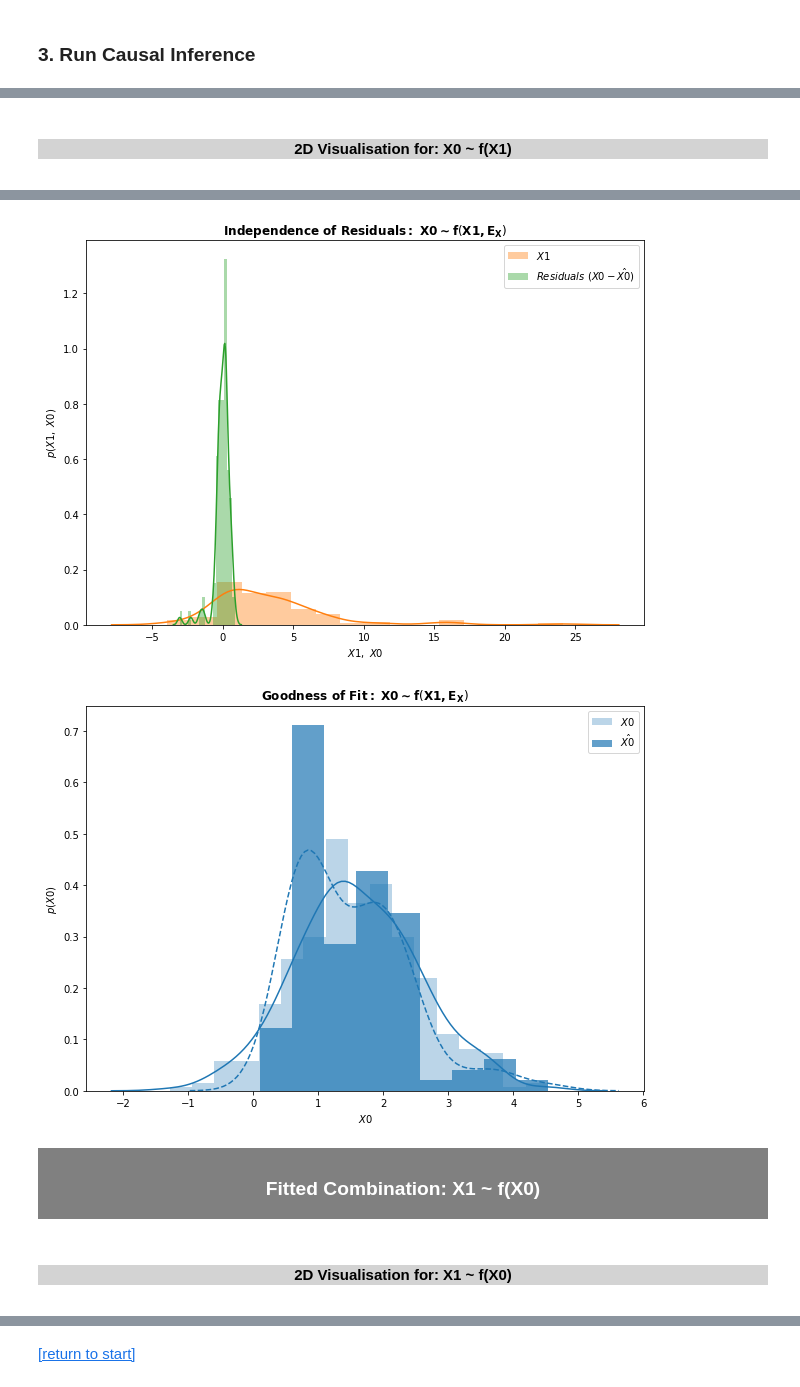
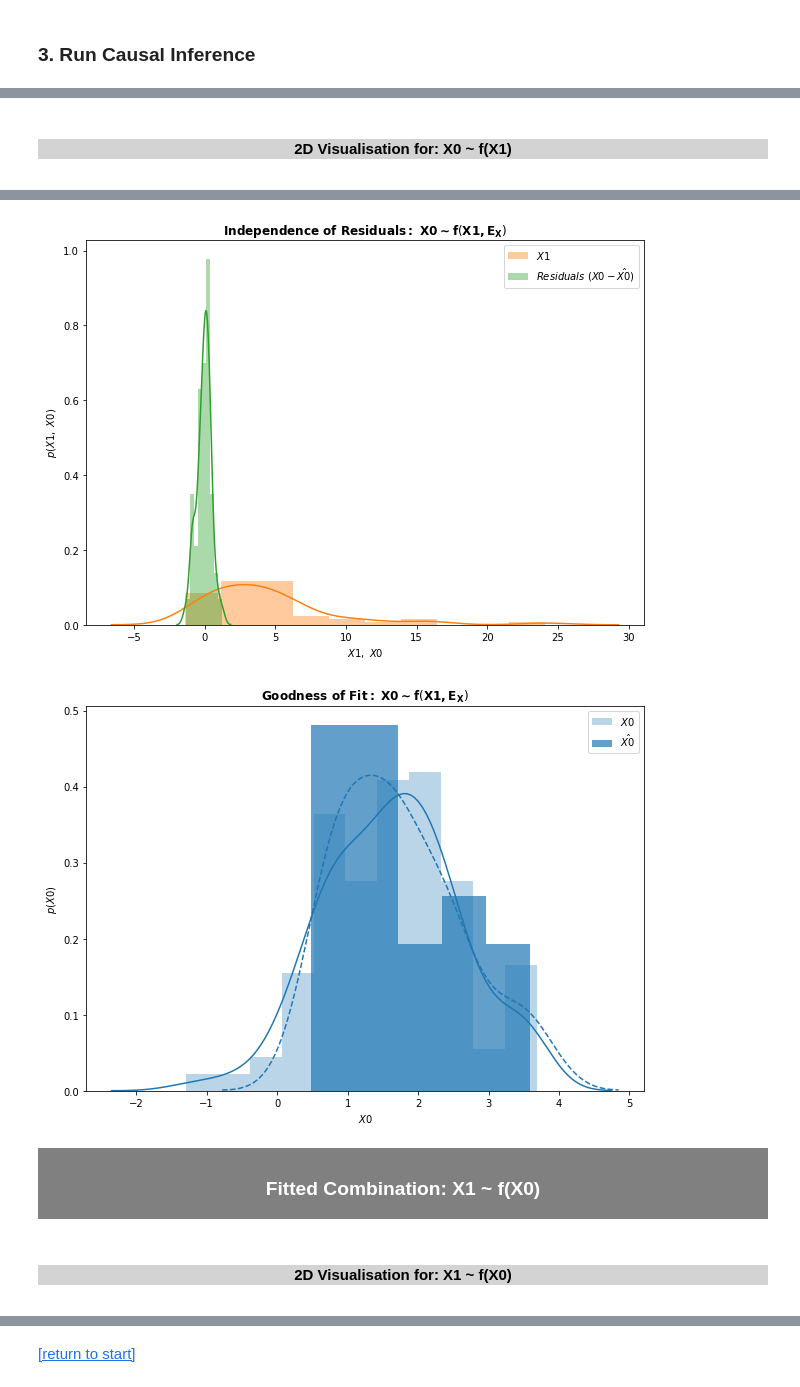
Before and after one commit to HoChiak/whypy, a Jupyter notebook: WhyPyLab.ipynb, the cells around one changed output, grey strips where cells are left out. Cells and saved outputs as stored; diff of their text form; code cells hidden in the pictures.

```diff
--- a/WhyPyLab.ipynb
+++ b/WhyPyLab.ipynb
@@ -194,6 +194,7 @@ mymodel.run(testtype='LikelihoodVariance',
             holdout=True,
             plot_inference=True,
             plot_results=True,
+            bootstrap_ratio=0.5
             )
 # %% [output]
 Run Causal Inference
@@ -207,5 +208,5 @@ Fitted Combination: X0 ~ f(X1)
-[figure, old version]
+[figure, new version]
-[figure, old version]
+[figure, new version]
 Fitted Combination: X1 ~ f(X0)
 2D Visualisation for: X1 ~ f(X0)
 ... (20 outputs left out)
```
Also changed, not shown: parts of 1 cell of this notebook, 1 other file.
